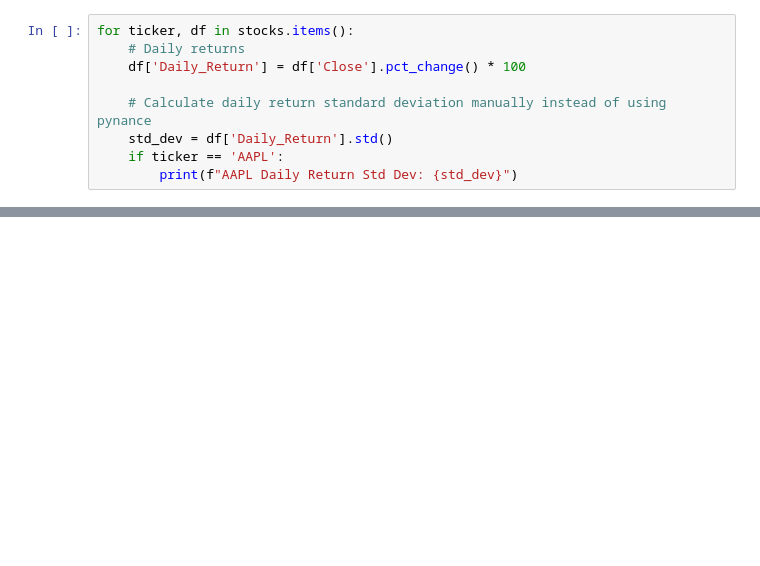
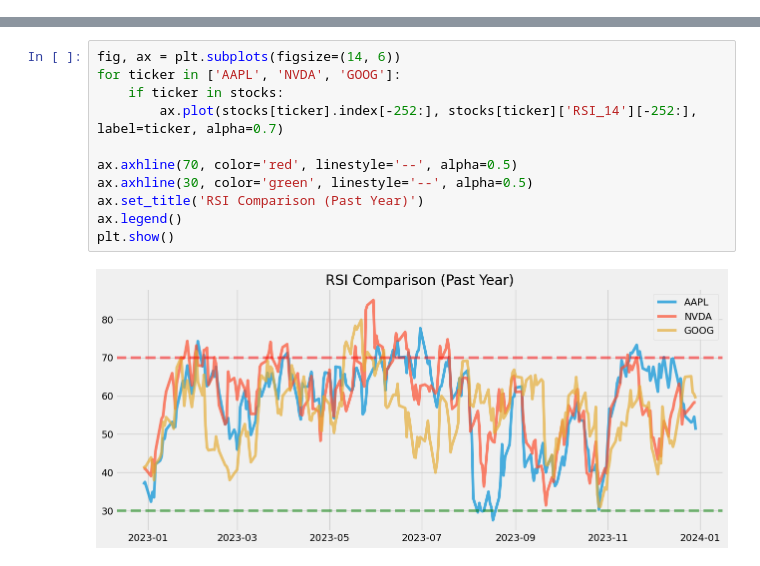
Before and after one commit to elu-di/news-sentiment-analysis, a Jupyter notebook: notebooks/task2_technical_analysis.ipynb, the cells around one changed output, grey strips where cells are left out. Cells and saved outputs as stored; diff of their text form; blank space fills up the shorter version.

```diff
--- a/notebooks/task2_technical_analysis.ipynb
+++ b/notebooks/task2_technical_analysis.ipynb
@@ -96,9 +0,0 @@ Columns added to AAPL: Index(['Close', 'High', 'Low', 'Open', 'Volume', 'SMA_20'
-# %%
-for ticker, df in stocks.items():
-    # Daily returns
-    df['Daily_Return'] = df['Close'].pct_change() * 100
-
-    # Calculate daily return standard deviation manually instead of using pynance
-    std_dev = df['Daily_Return'].std()
-    if ticker == 'AAPL':
-        print(f"AAPL Daily Return Std Dev: {std_dev}")
@@ -109,0 +66,13 @@ We visualize AAPL closing prices, moving averages, RSI, and MACD.
+# %%
+fig, ax = plt.subplots(figsize=(14, 6))
+for ticker in ['AAPL', 'NVDA', 'GOOG']:
+    if ticker in stocks:
+        ax.plot(stocks[ticker].index[-252:], stocks[ticker]['RSI_14'][-252:], label=ticker, alpha=0.7)
+
+ax.axhline(70, color='red', linestyle='--', alpha=0.5)
+ax.axhline(30, color='green', linestyle='--', alpha=0.5)
+ax.set_title('RSI Comparison (Past Year)')
+ax.legend()
+plt.show()
+# %% [output]
+[figure, added]
```
Also changed, not shown: parts of 20 cells of this notebook, 7 other files.
